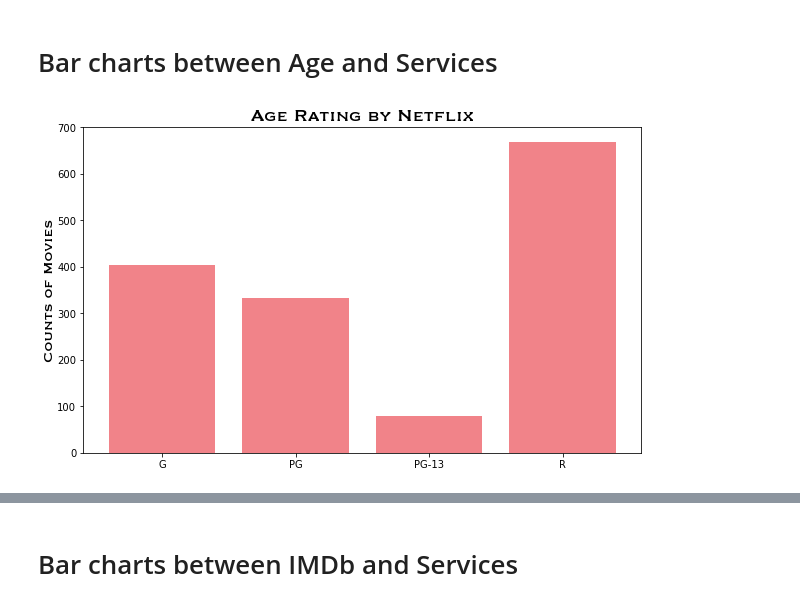
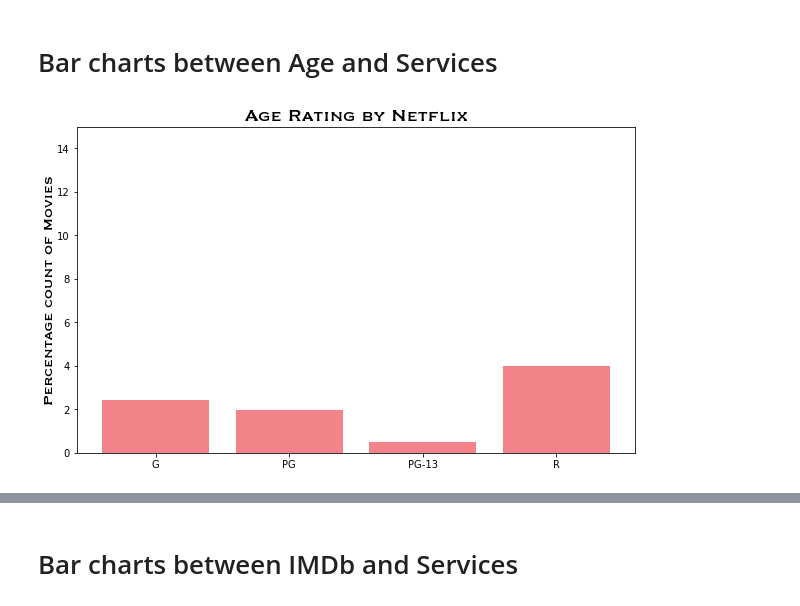
Before and after one commit to ntlv22/SMU_Project-1-, a Jupyter notebook: Movies_Visualizations.ipynb, the cells around one changed output, grey strips where cells are left out. Saved outputs shown, nothing was run; the diff lists cells and outputs as text; code cells hidden in the pictures.

```diff
--- a/Movies_Visualizations.ipynb
+++ b/Movies_Visualizations.ipynb
@@ -136,22 +136,24 @@ df
 # %%
 net = df.loc[df.Service == "Netflix"]
 countAge = net.groupby("Age Bin").size()
 #figsize
 plt.figure(figsize=(10,6))
 
 #raw plot
-plt.bar(countAge.index, countAge.values, color='#E50914', alpha=0.5, align="center")
+plt.bar(countAge.index, countAge.values/len(df['Service'])*100, color='#E50914', alpha=0.5, align="center")
 
+#PADDING
+plt.ylim(0, 15)
 
 # Give our chart some labels and a tile
 plt.title("Age Rating by Netflix",fontweight="bold", fontsize=20, name="Copperplate")
 plt.xlabel("",fontsize=16, name="Copperplate")
-plt.ylabel("Counts of Movies",fontsize=16, name="Copperplate")
+plt.ylabel("Percentage count of Movies",fontsize=16, name="Copperplate")
 
 #show/save
 plt.show()
 # %% [output]
-[figure, old version]
+[figure, new version]
 # %%
 net = df.loc[df.Service == "Hulu"]
 countAge = net.groupby("Age Bin").size()
```
Also changed, not shown: parts of 7 cells of this notebook, 4 other files.
